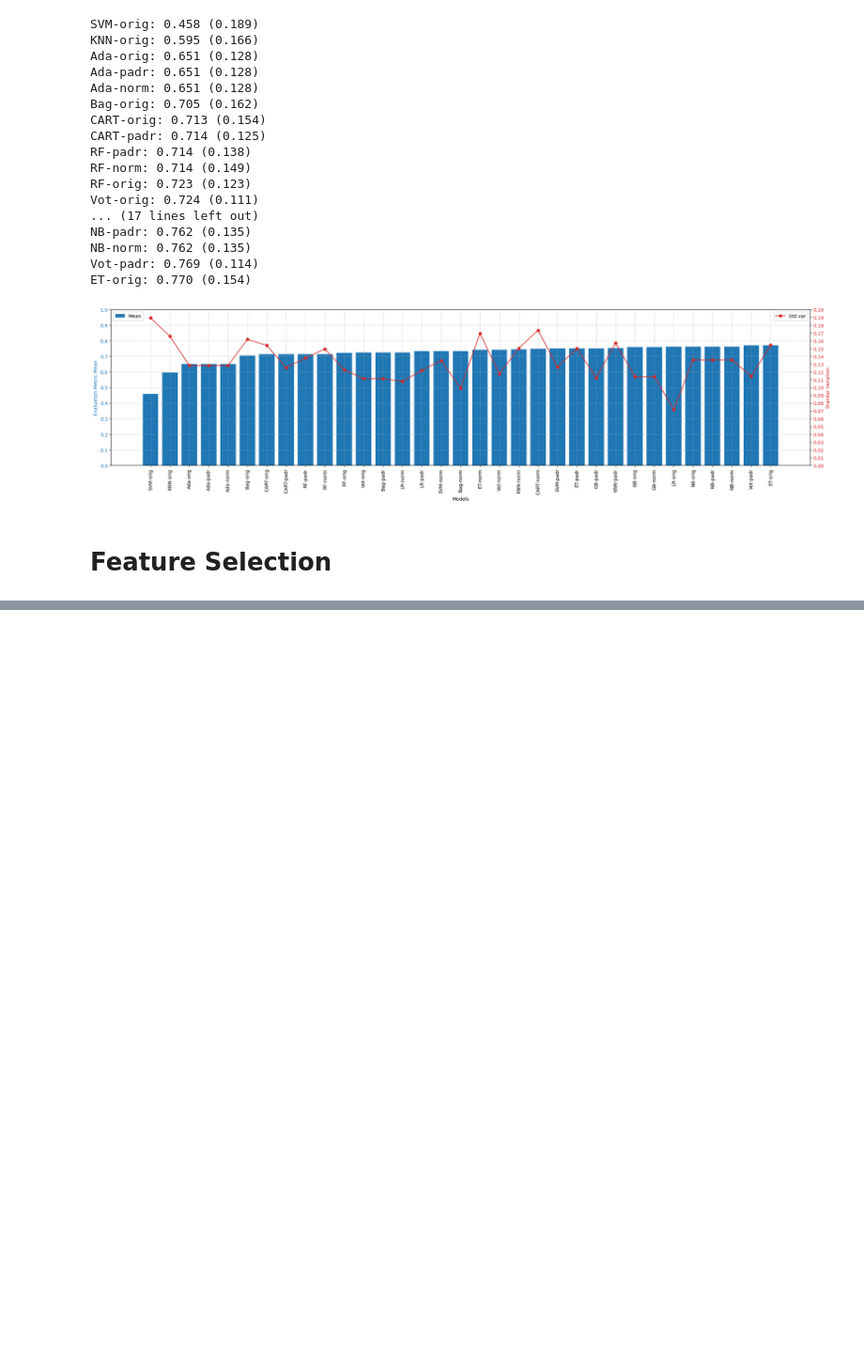
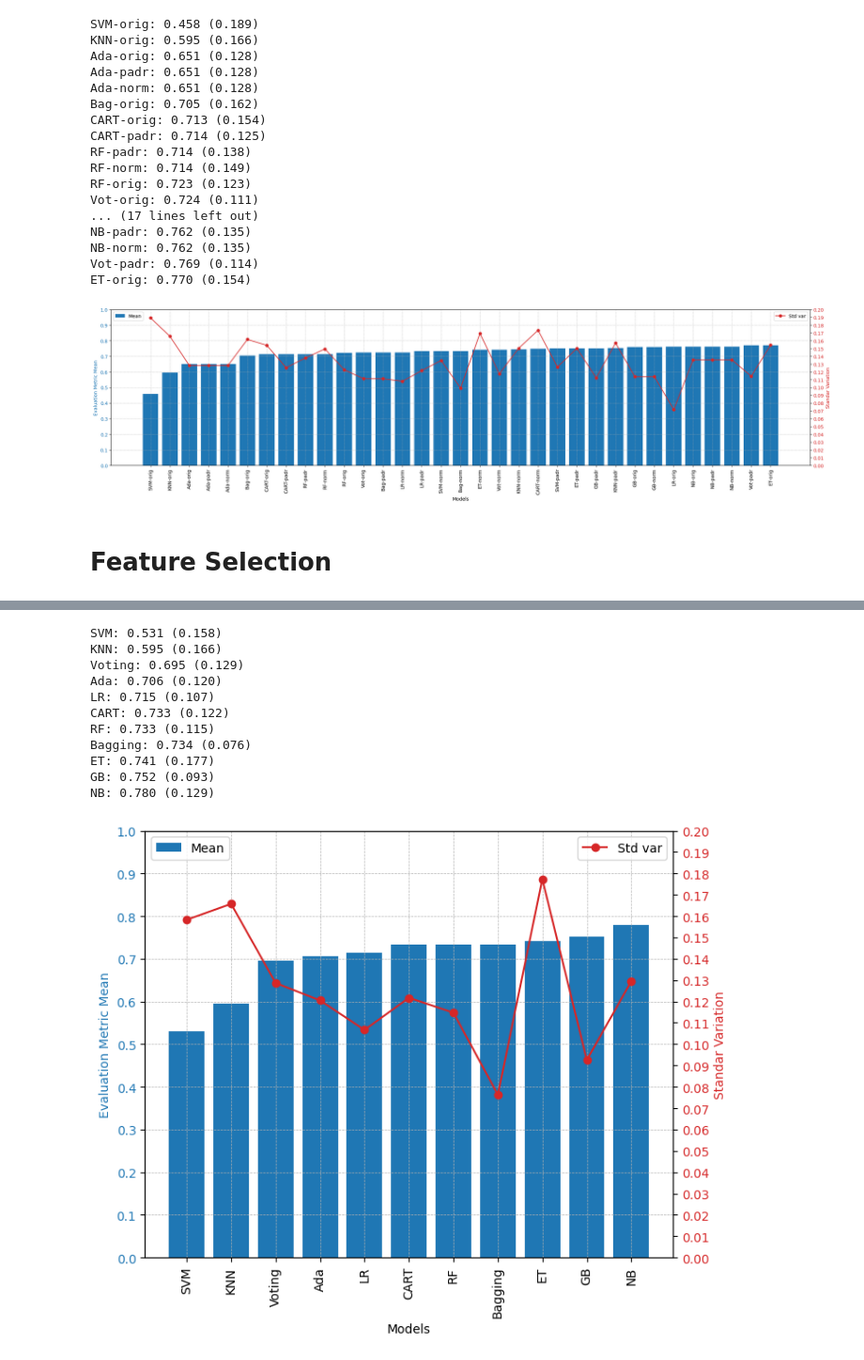
Before and after one commit to fangnes/pucrio_data_science_and_analytics, a Jupyter notebook: MVP_Machine_Learning_&_Analytics.ipynb, the cells around one changed output, grey strips where cells are left out. Shown at 94% size. Drawn from its saved outputs; the diff is of its cells as text; code cells hidden in the pictures; blank space fills up the shorter version.

```diff
--- a/MVP_Machine_Learning_&_Analytics.ipynb
+++ b/MVP_Machine_Learning_&_Analytics.ipynb
@@ -654,0 +609,15 @@ feature_score_sorted
+# %%
+eval_metric_mean_std_plot(results_10, names_10)
+# %% [output]
+SVM: 0.531 (0.158)
+KNN: 0.595 (0.166)
+Voting: 0.695 (0.129)
+Ada: 0.706 (0.120)
+LR: 0.715 (0.107)
+CART: 0.733 (0.122)
+RF: 0.733 (0.115)
+Bagging: 0.734 (0.076)
+ET: 0.741 (0.177)
+GB: 0.752 (0.093)
+NB: 0.780 (0.129)
+[figure, added]
```
Also changed, not shown: parts of 18 cells of this notebook.
